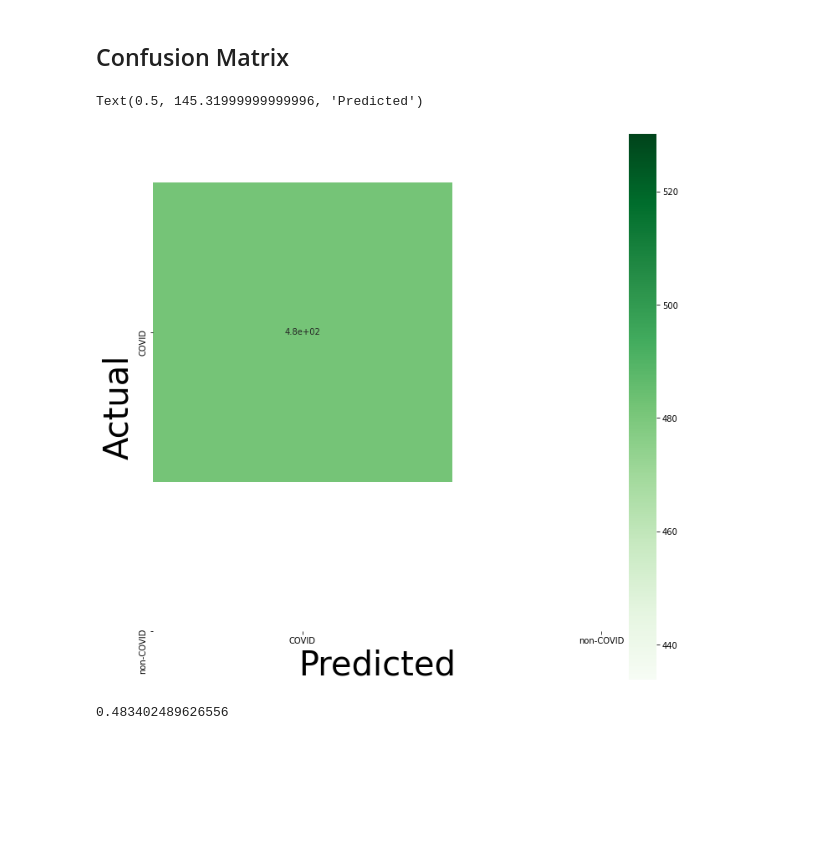
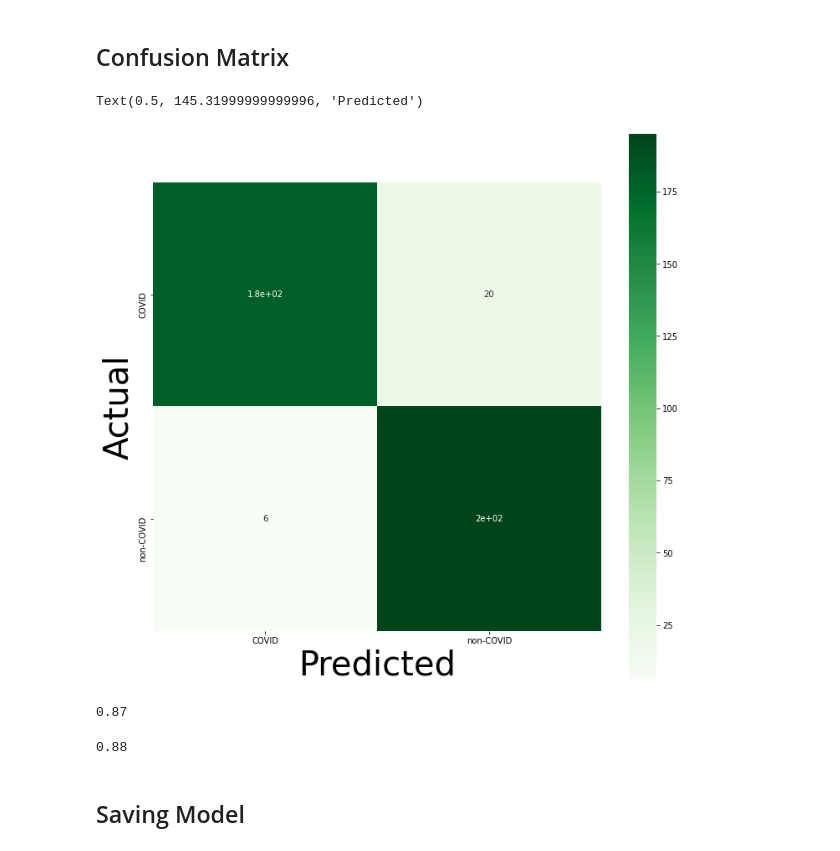
Before and after one commit to mohammadakradi/Covid-19, a Jupyter notebook: CNN_V5.ipynb, the cells around one changed output. Drawn from its saved outputs; the diff is of its cells as text; code cells hidden in the pictures; blank space fills up the shorter version.

```diff
--- a/CNN_V5.ipynb
+++ b/CNN_V5.ipynb
@@ -35,10 +68,17 @@ Using TensorFlow backend.
+# %%
+Y_train = train['DiseaseID'].values
+Y_train = to_categorical(Y_train, num_classes=2)
+
+SEED=42
+# Split the train and validation sets
+X_train, X_val, Y_train, Y_val = train_test_split(X_Train, Y_train, test_size=0.2, random_state=SEED)
 # %% [markdown]
 ## Creating a 3layered CNN
 # %%
 # Initialising the CNN
 classifier = Sequential()
 # Step 1 - Convolution
-classifier.add(Conv2D(32, (7, 7), input_shape = (128, 128, 1)))
+classifier.add(Conv2D(32, (7, 7), input_shape = (128, 128, 3)))
 classifier.add(Dropout(0.3))
 #classifier.add(BatchNormalization())
 classifier.add(Activation('relu'))
@@ -58,7 +98,7 @@ classifier.add(Flatten())
 # Step 4 - Full connection
 classifier.add(Dense(units = 64, activation = 'relu'))
 classifier.add(Dropout(0.3))
-classifier.add(Dense(units = 1, activation = 'sigmoid'))
+classifier.add(Dense(units = 2, activation = 'softmax'))
 # Compiling the CNN
 #optimizer = Adam(lr=0.002, beta_1=0.9, beta_2=0.999, epsilon=0.1, decay=0.0)
 classifier.compile(optimizer = 'adadelta', loss = 'binary_crossentropy', metrics = ['accuracy'])
@@ -83,4 +123,16 @@ Non-trainable params: 0
 _________________________________________________________________
 # %% [markdown]
 ## Data Augmentation
+# %%
+annealer = ReduceLROnPlateau(monitor='val_accuracy', factor=0.5, patience=5, verbose=1, min_lr=1e-3)
+checkpoint = ModelCheckpoint('model.h5', verbose=1, save_best_only=True)
+# Generates batches of image data with data augmentation
+datagen = ImageDataGenerator(rotation_range=360, # Degree range for random rotations
+                        width_shift_range=0.2, # Range for random horizontal shifts
+                        height_shift_range=0.2, # Range for random vertical shifts
+                        zoom_range=0.2, # Range for random zoom
+                        horizontal_flip=True, # Randomly flip inputs horizontally
+                        vertical_flip=True) # Randomly flip inputs vertically
+
+datagen.fit(X_train)
 # %%
@@ -114,10 +165,18 @@ Found 482 images belonging to 2 classes.
 annealer = ReduceLROnPlateau(monitor='val_accuracy', factor=0.5, patience=5, verbose=1, min_lr=1e-3)
 checkpoint = ModelCheckpoint('model.h5', verbose=1, save_best_only=True)
 
+history = classifier.fit_generator(datagen.flow(X_train, Y_train, batch_size=32),
+               steps_per_epoch=2000,
+               epochs=20,
+               verbose=2,
+               callbacks=[annealer, checkpoint],
+               validation_data=(X_val, Y_val))
+'''
 history = classifier.fit_generator(training_set,
                           steps_per_epoch = 8000,
                           epochs = 10,
                           callbacks=[annealer, checkpoint],
                           validation_data = test_set,
                           validation_steps = 2000)
+'''
 # %% [output]
@@ -160,28 +220,32 @@ plt.show()
 # %%
 from sklearn.metrics import confusion_matrix
 import seaborn as sns
 
-disease_types=['COVID', 'non-COVID']
-Y_val = np.zeros((482,1))
-Y_val[252:482] = 1
-Y_pred = classifier.predict(test_set)
+Y_pred = classifier.predict(X_val)
 
 Y_pred = np.argmax(Y_pred, axis=1)
 Y_true = np.argmax(Y_val, axis=1)
 
 cm = confusion_matrix(Y_true, Y_pred)
 plt.figure(figsize=(12, 12))
 ax = sns.heatmap(cm, cmap=plt.cm.Greens, annot=True, square=True, xticklabels=disease_types, yticklabels=disease_types)
 ax.set_ylabel('Actual', fontsize=40)
 ax.set_xlabel('Predicted', fontsize=40)
 # %% [output]
 Text(0.5, 145.31999999999996, 'Predicted')
-[figure, old version]
+[figure, new version]
+# %%
+
+result = classifier.predict(X_val)
+r = abs(np.round(result)-Y_val).sum()
+(400-r)/400
+# %% [output]
+0.87
 # %%
-result = classifier.predict(test_set)
-y_test = np.zeros((482,1))
-y_test[252:482] = 1
-r = abs(np.round(result)-y_test).sum()
-(482-r)/482
+result = classifier.predict(X_train)
+r = abs(np.round(result)-Y_train).sum()
+(1600-r)/1600
 # %% [output]
-0.483402489626556
+0.88
+# %% [markdown]
+## Saving Model
```
Also changed, not shown: parts of 19 cells of this notebook.
